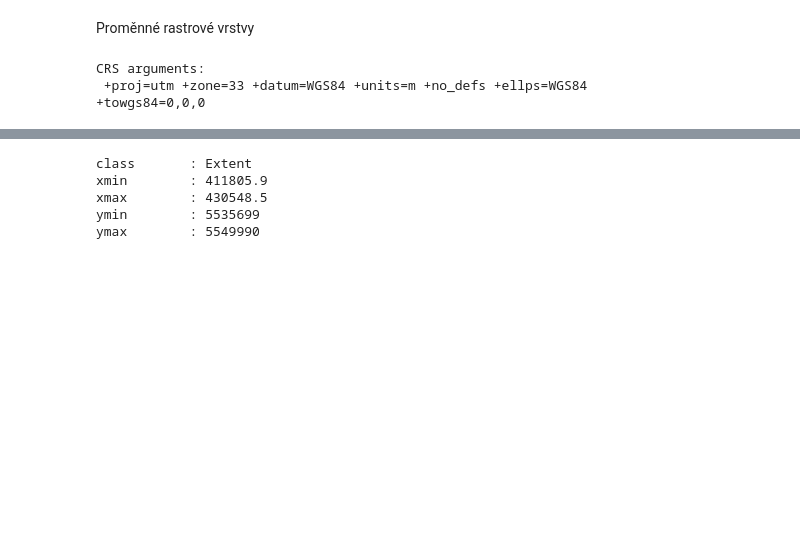
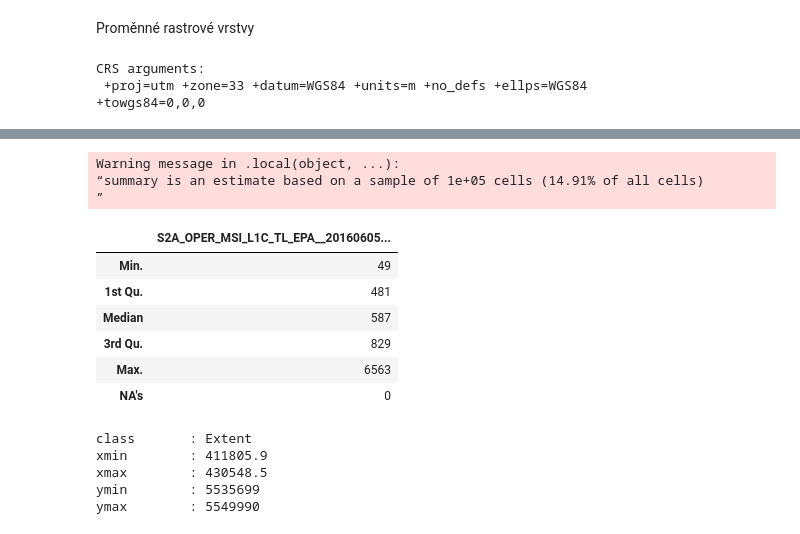
Before and after one commit to GISMentors/geopython-english, a Jupyter notebook: workshop/R/1_intro.ipynb, the cells around one changed output, grey strips where cells are left out. Cells and saved outputs as stored; diff of their text form; code cells hidden in the pictures; blank space fills up the shorter version.

```diff
--- a/workshop/R/1_intro.ipynb
+++ b/workshop/R/1_intro.ipynb
@@ -65,3 +96,16 @@ CRS arguments:
+# %%
+summary(dat)
+# %% [output]
+Warning message in .local(object, ...):
+“summary is an estimate based on a sample of 1e+05 cells (14.91% of all cells)
+”
+|  | S2A_OPER_MSI_L1C_TL_EPA__20160605... |
+| Min. | 49 |
+| 1st Qu. | 481 |
+| Median | 587 |
+| 3rd Qu. | 829 |
+| Max. | 6563 |
+| NA's | 0 |
 # %%
 dat@extent
 # %% [output]
```
Also changed, not shown: parts of 4 cells of this notebook, 9 other files.
